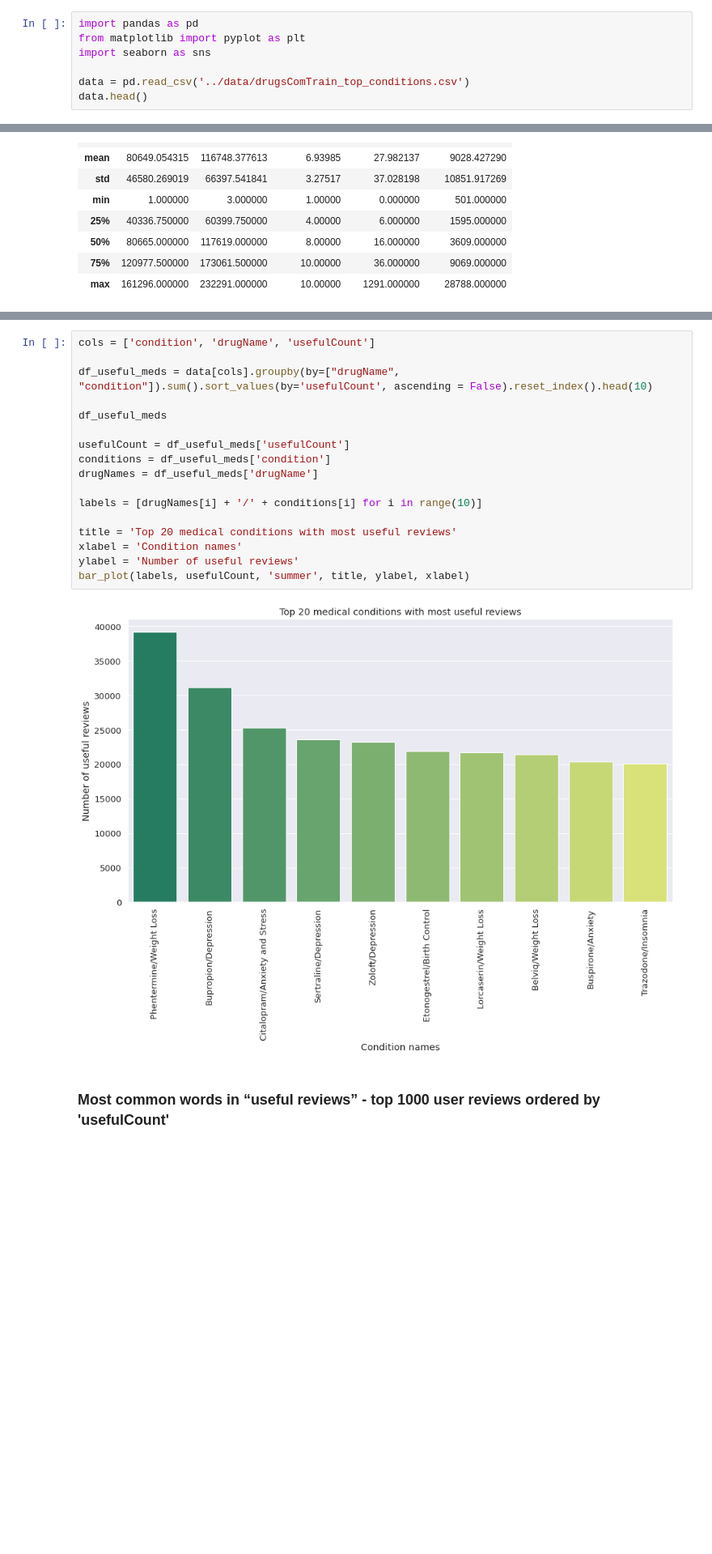
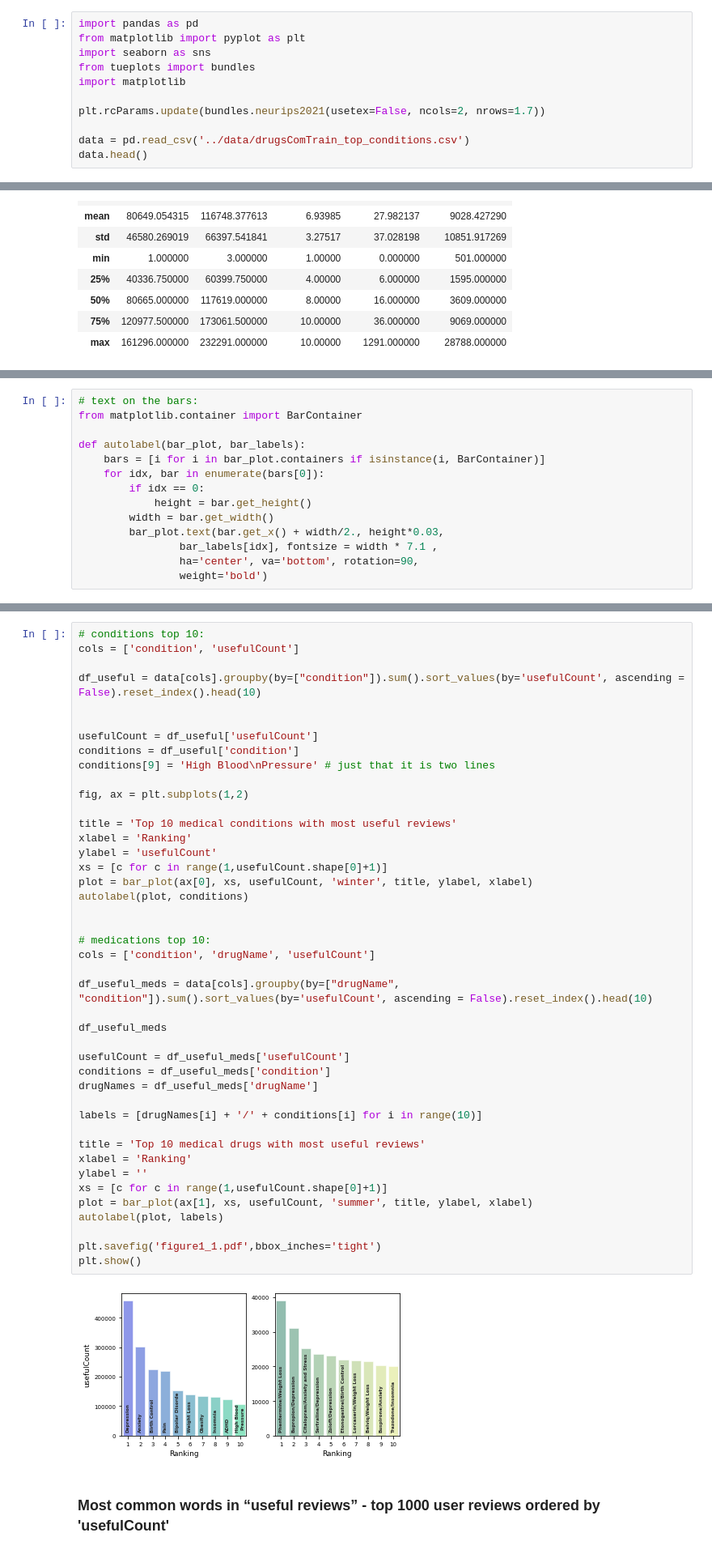
Before and after one commit to dmandic17/medical-drug-review-analysis, a Jupyter notebook: experiments/02_Data_preview_and_usefulR_analysis.ipynb, the cells around one changed output, grey strips where cells are left out. Shown at 81% size. Drawn from its saved outputs; the diff is of its cells as text; blank space fills up the shorter version.

Commit message:
made plots prettier

```diff
--- a/experiments/02_Data_preview_and_usefulR_analysis.ipynb
+++ b/experiments/02_Data_preview_and_usefulR_analysis.ipynb
@@ -8,6 +8,10 @@
 import pandas as pd
 from matplotlib import pyplot as plt
 import seaborn as sns
+from tueplots import bundles
+import matplotlib
+
+plt.rcParams.update(bundles.neurips2021(usetex=False, ncols=2, nrows=1.7))
 
 data = pd.read_csv('../data/drugsComTrain_top_conditions.csv')
 data.head()
@@ -63 +68,15 @@ def bar_plot(x, y, palette, title, ylabel, xlabel, angle=90):
+# %%
+# text on the bars:
+from matplotlib.container import BarContainer
+
+def autolabel(bar_plot, bar_labels):
+    bars = [i for i in bar_plot.containers if isinstance(i, BarContainer)]
+    for idx, bar in enumerate(bars[0]):
+        if idx == 0:
+            height = bar.get_height()
+        width = bar.get_width()
+        bar_plot.text(bar.get_x() + width/2., height*0.03,
+                bar_labels[idx], fontsize = width * 7.1 ,
+                ha='center', va='bottom', rotation=90,
+                weight='bold')
 # %% [markdown]
@@ -82,22 +84,48 @@ bar_plot(conditions, usefulCount, 'winter', title, ylabel, xlabel)
 # %%
+# conditions top 10:
+cols = ['condition', 'usefulCount']
+
+df_useful = data[cols].groupby(by=["condition"]).sum().sort_values(by='usefulCount', ascending = False).reset_index().head(10)
+
+
+usefulCount = df_useful['usefulCount']
+conditions = df_useful['condition']
+conditions[9] = 'High Blood\nPressure' # just that it is two lines
+
+fig, ax = plt.subplots(1,2)
+
+title = 'Top 10 medical conditions with most useful reviews'
+xlabel = 'Ranking'
+ylabel = 'usefulCount'
+xs = [c for c in range(1,usefulCount.shape[0]+1)]
+plot = bar_plot(ax[0], xs, usefulCount, 'winter', title, ylabel, xlabel)
+autolabel(plot, conditions)
+
+
+# medications top 10:
 cols = ['condition', 'drugName', 'usefulCount']
 
 df_useful_meds = data[cols].groupby(by=["drugName", "condition"]).sum().sort_values(by='usefulCount', ascending = False).reset_index().head(10)
 
 df_useful_meds
 
 usefulCount = df_useful_meds['usefulCount']
 conditions = df_useful_meds['condition']
 drugNames = df_useful_meds['drugName']
 
 labels = [drugNames[i] + '/' + conditions[i] for i in range(10)]
 
-title = 'Top 20 medical conditions with most useful reviews'
-xlabel = 'Condition names'
-ylabel = 'Number of useful reviews'
-bar_plot(labels, usefulCount, 'summer', title, ylabel, xlabel)
+title = 'Top 10 medical drugs with most useful reviews'
+xlabel = 'Ranking'
+ylabel = ''
+xs = [c for c in range(1,usefulCount.shape[0]+1)]
+plot = bar_plot(ax[1], xs, usefulCount, 'summer', title, ylabel, xlabel)
+autolabel(plot, labels)
+
+plt.savefig('figure1_1.pdf',bbox_inches='tight')
+plt.show()
 # %% [output]
-[figure, old version]
+[figure, new version]
 # %% [markdown]
 ### Most common words in “useful reviews” - top 1000 user reviews ordered by 'usefulCount'
 # %%
```
Also changed, not shown: parts of 8 cells of this notebook.
